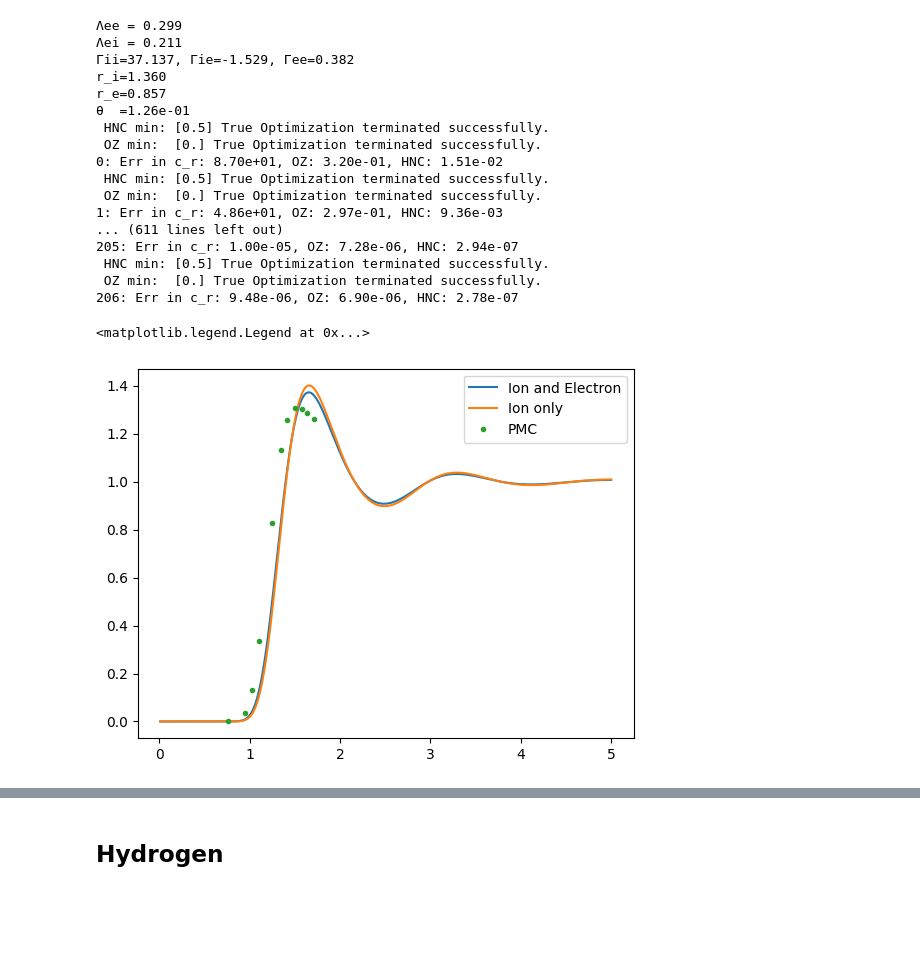
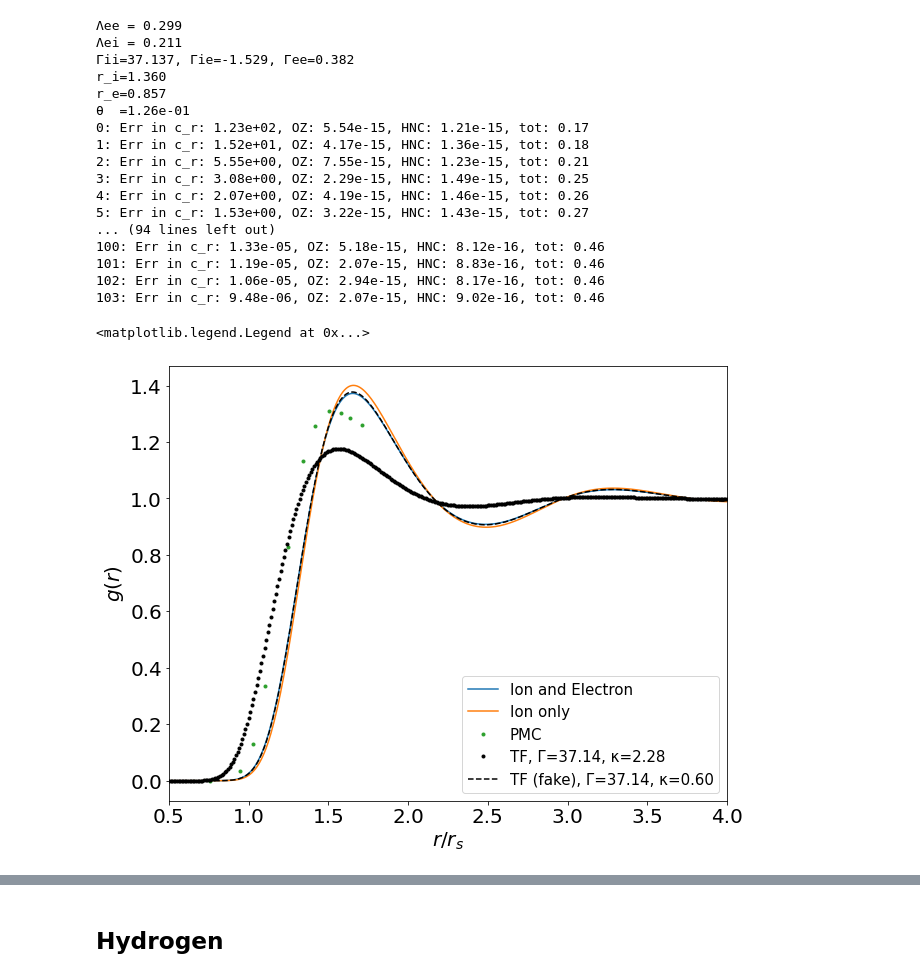
Before and after one commit to ZachAJohnson/hnc, a Jupyter notebook: QSP_HNC_Verification.ipynb, the cells around one changed output, grey strips where cells are left out. Cells and saved outputs as stored; diff of their text form; code cells hidden in the pictures; blank space fills up the shorter version.

```diff
--- a/QSP_HNC_Verification.ipynb
+++ b/QSP_HNC_Verification.ipynb
@@ -111,0 +155,4 @@ def run_hnc_one_electron(n_in_per_cc, T, Z, A, Zstar, num_iterations=1e3, alpha
+# %%
+κ = get_κ(Zstar, ri, Ti, carbonqsp.E_F)
+print("κ = ", κ)
+carbon_TF, _ = run_hnc_TF(ni, Te, Z, A, Zstar ,κ=κ, which_Tij='geometric', method='fixed', alpha=1e0, num_iterations=1e3)
@@ -111,0 +181,3 @@ def run_hnc_one_electron(n_in_per_cc, T, Z, A, Zstar, num_iterations=1e3, alpha
+# %%
+fake_κ=0.6
+carbon_TF_fake, _ = run_hnc_TF(ni, Te, Z, A, Zstar ,κ=fake_κ, which_Tij='geometric', method='fixed', alpha=1e0, num_iterations=1e3)
@@ -120,7 +210,7 @@ Zstar= 4#5.758
 # c_s_r_guess = np.zeros((2,2,N_bins))
 # c_s_r_guess[0,0] = carbon_one_species.c_s_r_matrix
 
-carbon, carbonqsp = run_hnc(ni, Te, Z, A, Zstar , which_Tij='geometric', method='best', alpha=1e-2, num_iterations=1e3)
+carbon, carbonqsp = run_hnc(ni, Te, Z, A, Zstar , which_Tij='geometric', method='fixed', alpha=1e-1, num_iterations=1e3)
 # %% [output]
 Λee = 0.299
 Λei = 0.212
@@ -148,5 +239,5 @@ carbon.plot_species_convergence_c(n_slices= int(len(carbon.h_list)/1)  )
 # %%
-carbon_one_species, _ = run_hnc_one_ion(ni, Te, Z, A, Zstar, method='best' )
+carbon_one_species, _ = run_hnc_one_ion(ni, Te, Z, A, Zstar, method='fixed', alpha=1 )
 # %% [output]
 Λee = 0.299
 Λei = 0.211
@@ -154,28 +245,37 @@ carbon_one_species, _ = run_hnc_one_ion(ni, Te, Z, A, Zstar, method='best' )
 r_i=1.360
 r_e=0.857
 θ  =1.26e-01
- HNC min: [0.5] True Optimization terminated successfully.
- OZ min:  [0.] True Optimization terminated successfully.
-0: Err in c_r: 8.70e+01, OZ: 3.20e-01, HNC: 1.51e-02
- HNC min: [0.5] True Optimization terminated successfully.
- OZ min:  [0.] True Optimization terminated successfully.
-1: Err in c_r: 4.86e+01, OZ: 2.97e-01, HNC: 9.36e-03
-... (611 lines left out)
-205: Err in c_r: 1.00e-05, OZ: 7.28e-06, HNC: 2.94e-07
- HNC min: [0.5] True Optimization terminated successfully.
- OZ min:  [0.] True Optimization terminated successfully.
-206: Err in c_r: 9.48e-06, OZ: 6.90e-06, HNC: 2.78e-07
+0: Err in c_r: 1.23e+02, OZ: 5.54e-15, HNC: 1.21e-15, tot: 0.17
+1: Err in c_r: 1.52e+01, OZ: 4.17e-15, HNC: 1.36e-15, tot: 0.18
+2: Err in c_r: 5.55e+00, OZ: 7.55e-15, HNC: 1.23e-15, tot: 0.21
+3: Err in c_r: 3.08e+00, OZ: 2.29e-15, HNC: 1.49e-15, tot: 0.25
+4: Err in c_r: 2.07e+00, OZ: 4.19e-15, HNC: 1.46e-15, tot: 0.26
+5: Err in c_r: 1.53e+00, OZ: 3.22e-15, HNC: 1.43e-15, tot: 0.27
+... (94 lines left out)
+100: Err in c_r: 1.33e-05, OZ: 5.18e-15, HNC: 8.12e-16, tot: 0.46
+101: Err in c_r: 1.19e-05, OZ: 2.07e-15, HNC: 8.83e-16, tot: 0.46
+102: Err in c_r: 1.06e-05, OZ: 2.94e-15, HNC: 8.17e-16, tot: 0.46
+103: Err in c_r: 9.48e-06, OZ: 2.07e-15, HNC: 9.02e-16, tot: 0.46
 # %%
-fig, ax = plt.subplots()
+fig, ax = plt.subplots(figsize=(10,8))
 
 data = read_csv("/home/zach/plasma/hnc/data/C_ri_1.36_T8.62eV.txt",header=1, delim_whitespace=True)
 # data = read_csv("/home/zach/plasma/hnc/data/C_ri_1.36_T430.9eV.txt",header=1, delim_whitespace=True)
 r_data, g_data = data['r/ri'], data['g_ii']
 
 ax.plot(carbon.r_array, carbon.h_r_matrix[0,0]+1, label='Ion and Electron')
 ax.plot(carbon.r_array, carbon_one_species.h_r_matrix[0,0]+1, label="Ion only")
+
 ax.plot(r_data, g_data, '.', label='PMC')
-ax.legend()
+ax.plot(carbon_TF.r_array, carbon_TF.h_r_matrix[0,0]+1,'k.',label='TF, Γ={0:.2f}, κ={1:.2f}'.format(carbonqsp.Γii, κ))
+ax.plot(carbon_TF_fake.r_array, carbon_TF_fake.h_r_matrix[0,0]+1,'k--',label='TF (fake), Γ={0:.2f}, κ={1:.2f}'.format(carbonqsp.Γii, fake_κ))
+
+
+ax.set_ylabel(r'$g(r)$',fontsize=20)
+ax.set_xlabel(r'$r/r_s$',fontsize=20)
+ax.tick_params(labelsize=20)
+ax.set_xlim(0.5,4)
+ax.legend(fontsize=15)
 # %% [output]
 <matplotlib.legend.Legend at 0x...>
-[figure, old version]
+[figure, new version]
```
Also changed, not shown: parts of 25 cells of this notebook, 1 other file.
